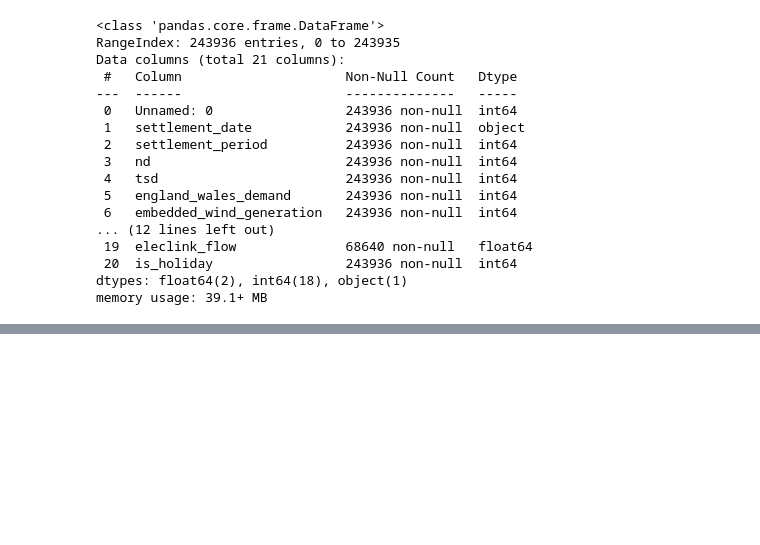
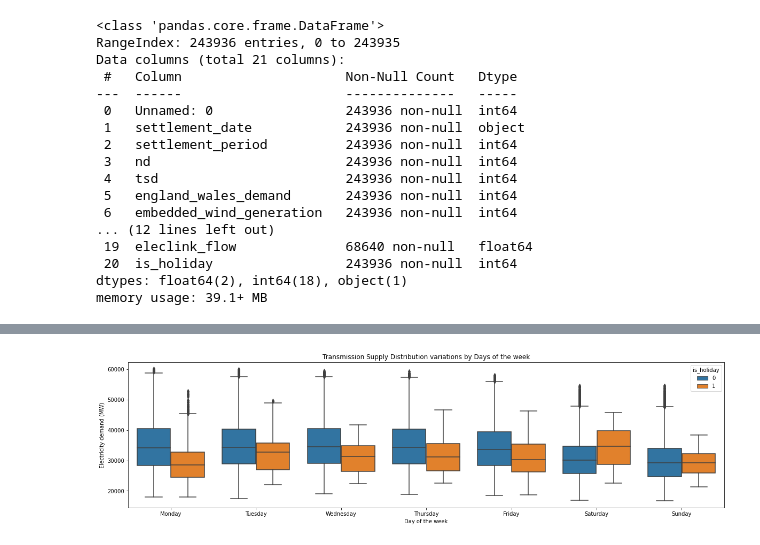
Before and after one commit to ameyak2310/EnergyDemandForecasting_TimeSeriesAnalysis, a Jupyter notebook: EnergyDemandForecast.ipynb, the cells around one changed output, grey strips where cells are left out. Cells and saved outputs as stored; diff of their text form; code cells hidden in the pictures; blank space fills up the shorter version.

```diff
--- a/EnergyDemandForecast.ipynb
+++ b/EnergyDemandForecast.ipynb
@@ -60,0 +237,14 @@ dtype: bool
+# %%
+fig, ax = plt.subplots(figsize=(20, 5))
+sns.boxplot(data=df,
+            x="day_of_week",
+            y="tsd",
+            hue="is_holiday",
+            ax=ax)
+
+ax.set_xticklabels(["Monday", "Tuesday", "Wednesday", "Thursday", "Friday", "Saturday", "Sunday"])
+ax.set_xlabel("Day of the week")
+ax.set_ylabel("Electricity demand (MW)")
+ax.set_title("Transmission Supply Distribution variations by Days of the week");
+# %% [output]
+[figure, added]
```
Also changed, not shown: parts of 65 cells of this notebook, 2 other files.
